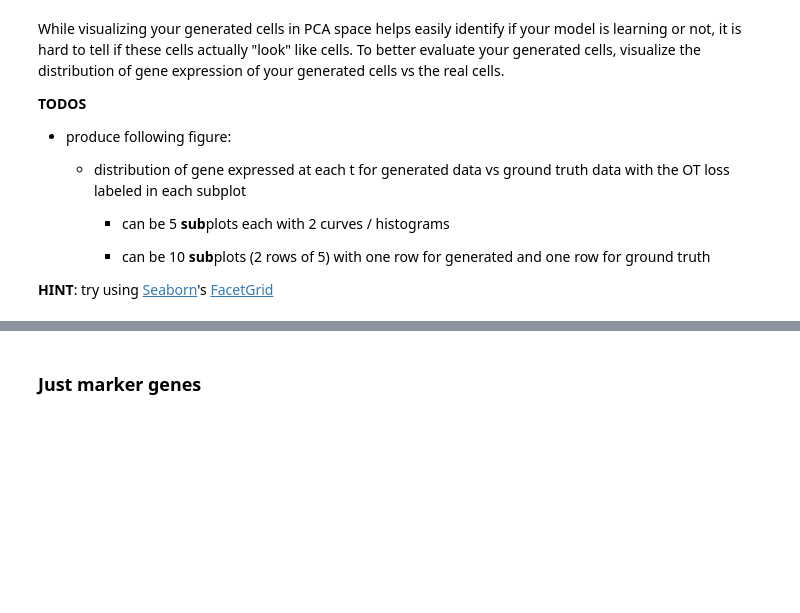
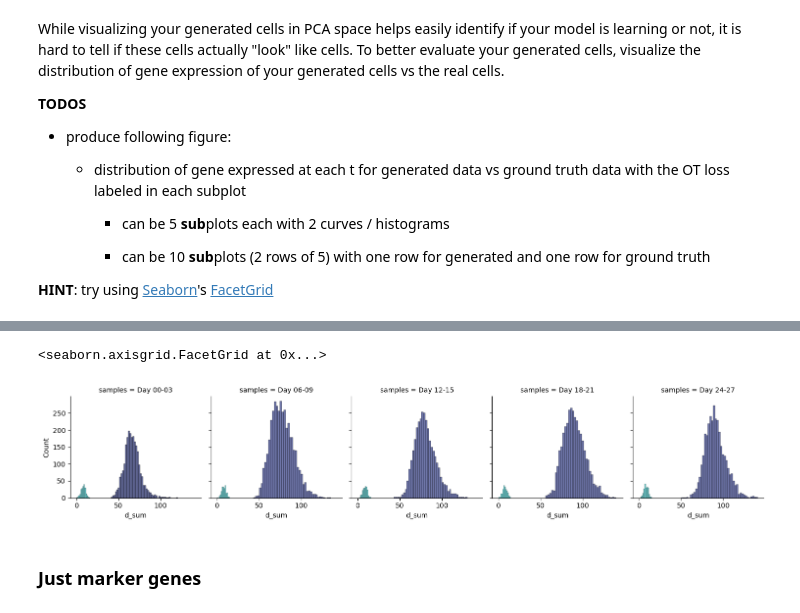
Before and after one commit to FridljDa/deep_learning, a Jupyter notebook: pset/pset3/problem 4/04_flow.ipynb, the cells around one changed output, grey strips where cells are left out. Drawn from its saved outputs; the diff is of its cells as text; code cells hidden in the pictures; blank space fills up the shorter version.

Commit message:
plotting histograms works

```diff
--- a/pset/pset3/problem 4/04_flow.ipynb
+++ b/pset/pset3/problem 4/04_flow.ipynb
@@ -1159,3 +1204,11 @@ To better evaluate your generated cells, visualize the distribution of gene expr
         + can be 10 **sub**plots (2 rows of 5) with one row for generated and one row for ground truth
 
 **HINT**: try using [Seaborn](https://seaborn.pydata.org/)'s [FacetGrid](https://seaborn.pydata.org/generated/seaborn.FacetGrid.html)
+# %%
+df_pca['type'] = 'ground truth'
+df_pred['type'] = 'generated'
+# %%
+all_samples = ["Day 00-03", "Day 06-09", "Day 12-15", "Day 18-21", "Day 24-27"]
+#cross product of df_pred and all_samples
+df_pred['samples'] = np.repeat(all_samples, num_generate/len(all_samples))
+df_pred.head()
@@ -1161,0 +1228,5 @@ To better evaluate your generated cells, visualize the distribution of gene expr
+# %%
+#df_pca.head()
+#row bind df_pca and df_pred and add column 'type' to indicate ground truth or generated
+df_pca_pred = pd.concat([df_pca, df_pred], axis=0)
+df_pca_pred.head()
@@ -1162,3 +1240,13 @@ To better evaluate your generated cells, visualize the distribution of gene expr
+# %%
+df_pca_pred['d_sum'] = df_pca_pred.filter(regex='^d').sum(axis=1)
+# %%
+# Create the FacetGrid object
+g = sns.FacetGrid(data=df_pca_pred, col='samples', hue='type', palette='mako')
+
+g.map(sns.histplot, 'd_sum')
+# %% [output]
+<seaborn.axisgrid.FacetGrid at 0x...>
+[figure, added]
 # %% [markdown]
 ### Just marker genes
 # %%
```
Also changed, not shown: parts of 24 cells of this notebook.
